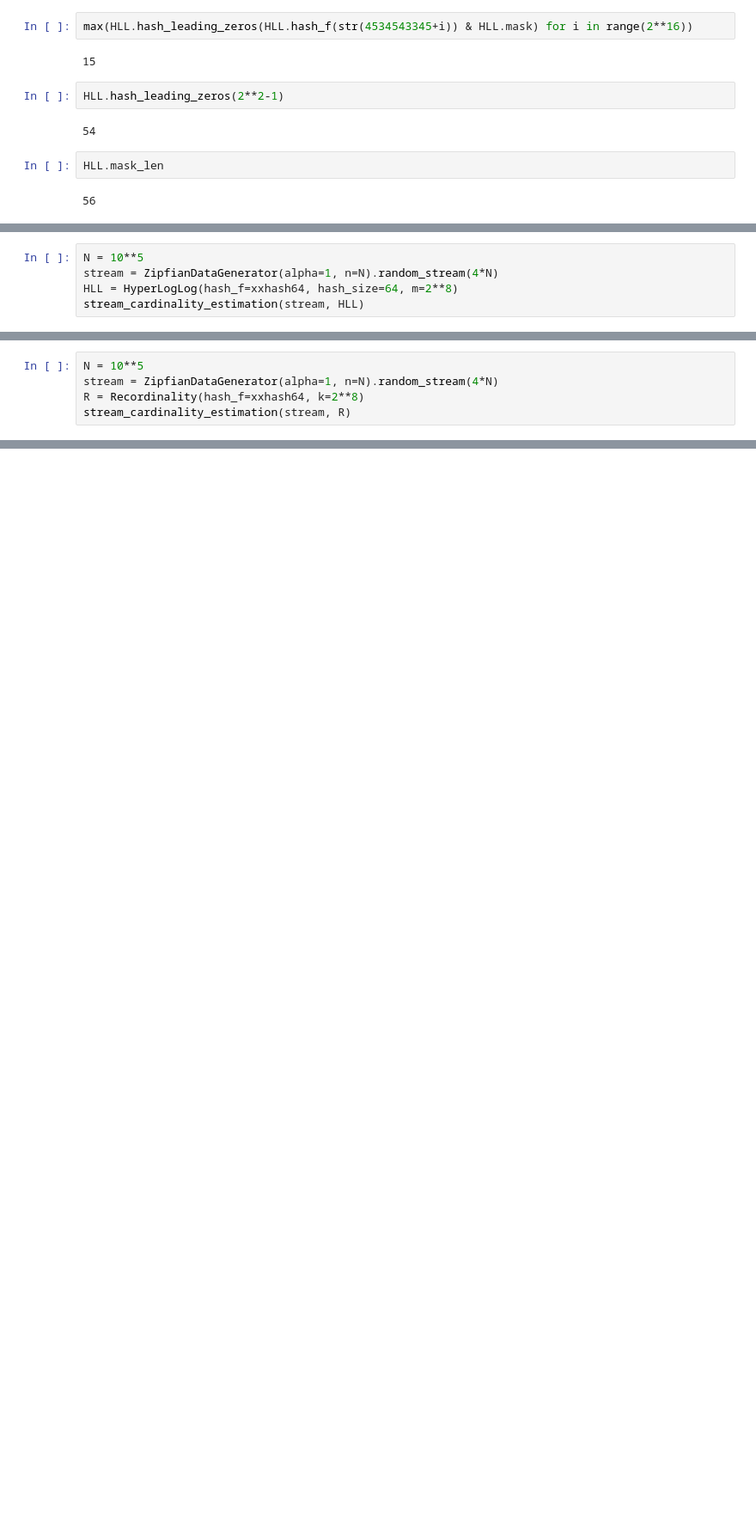
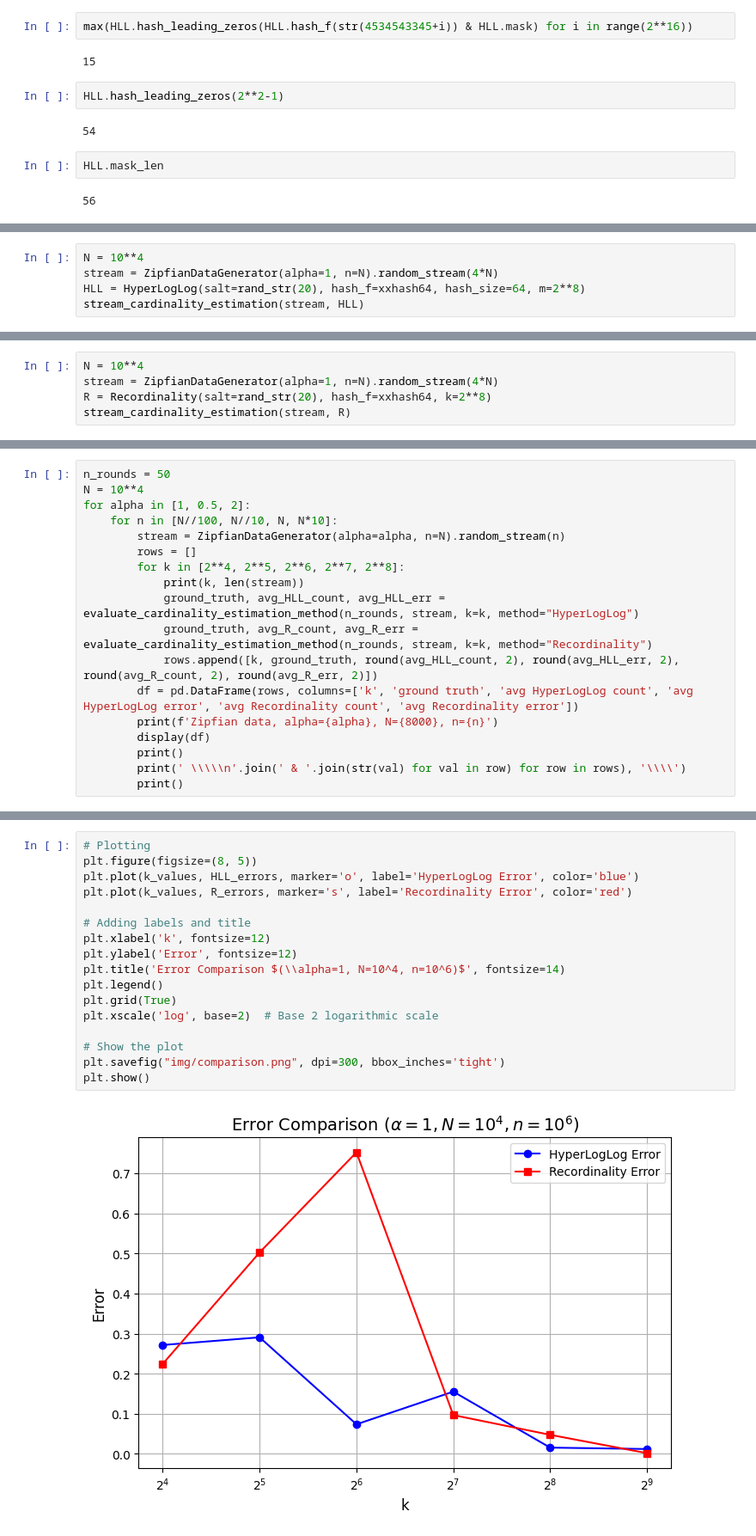
Before and after one commit to izanbf1803/cardest, a Jupyter notebook: Cardinality estimation simulations.ipynb, the cells around one changed output, grey strips where cells are left out. Shown: that part at 86% size. Saved outputs shown, nothing was run; the diff lists cells and outputs as text; blank space fills up the shorter version.

```diff
--- a/Cardinality estimation simulations.ipynb
+++ b/Cardinality estimation simulations.ipynb
@@ -68,6 +85,6 @@ Wall time: 191 ms
 # %%
-N = 10**5
+N = 10**4
 stream = ZipfianDataGenerator(alpha=1, n=N).random_stream(4*N)
-HLL = HyperLogLog(hash_f=xxhash64, hash_size=64, m=2**8)
+HLL = HyperLogLog(salt=rand_str(20), hash_f=xxhash64, hash_size=64, m=2**8)
 stream_cardinality_estimation(stream, HLL)
 # %% [output]
@@ -84,6 +101,6 @@ Wall time: 167 ms
 # %%
-N = 10**5
+N = 10**4
 stream = ZipfianDataGenerator(alpha=1, n=N).random_stream(4*N)
-R = Recordinality(hash_f=xxhash64, k=2**8)
+R = Recordinality(salt=rand_str(20), hash_f=xxhash64, k=2**8)
 stream_cardinality_estimation(stream, R)
 # %% [output]
@@ -94,0 +214,18 @@ R
+# %%
+n_rounds = 50
+N = 10**4
+for alpha in [1, 0.5, 2]:
+    for n in [N//100, N//10, N, N*10]:
+        stream = ZipfianDataGenerator(alpha=alpha, n=N).random_stream(n)
+        rows = []
+        for k in [2**4, 2**5, 2**6, 2**7, 2**8]:
+            print(k, len(stream))
+            ground_truth, avg_HLL_count, avg_HLL_err = evaluate_cardinality_estimation_method(n_rounds, stream, k=k, method="HyperLogLog")
+            ground_truth, avg_R_count, avg_R_err = evaluate_cardinality_estimation_method(n_rounds, stream, k=k, method="Recordinality")
+            rows.append([k, ground_truth, round(avg_HLL_count, 2), round(avg_HLL_err, 2), round(avg_R_count, 2), round(avg_R_err, 2)])
+        df = pd.DataFrame(rows, columns=['k', 'ground truth', 'avg HyperLogLog count', 'avg HyperLogLog error', 'avg Recordinality count', 'avg Recordinality error'])
+        print(f'Zipfian data, alpha={alpha}, N={8000}, n={n}')
+        display(df)
+        print()
+        print(' \\\\\n'.join(' & '.join(str(val) for val in row) for row in rows), '\\\\')
+        print()
@@ -94,0 +466,19 @@ R
+# %%
+# Plotting
+plt.figure(figsize=(8, 5))
+plt.plot(k_values, HLL_errors, marker='o', label='HyperLogLog Error', color='blue')
+plt.plot(k_values, R_errors, marker='s', label='Recordinality Error', color='red')
+
+# Adding labels and title
+plt.xlabel('k', fontsize=12)
+plt.ylabel('Error', fontsize=12)
+plt.title('Error Comparison $(\\alpha=1, N=10^4, n=10^6)$', fontsize=14)
+plt.legend()
+plt.grid(True)
+plt.xscale('log', base=2)  # Base 2 logarithmic scale
+
+# Show the plot
+plt.savefig("img/comparison.png", dpi=300, bbox_inches='tight')
+plt.show()
+# %% [output]
+[figure, added]
```
Also changed, not shown: parts of 17 cells of this notebook, 4 other files.
